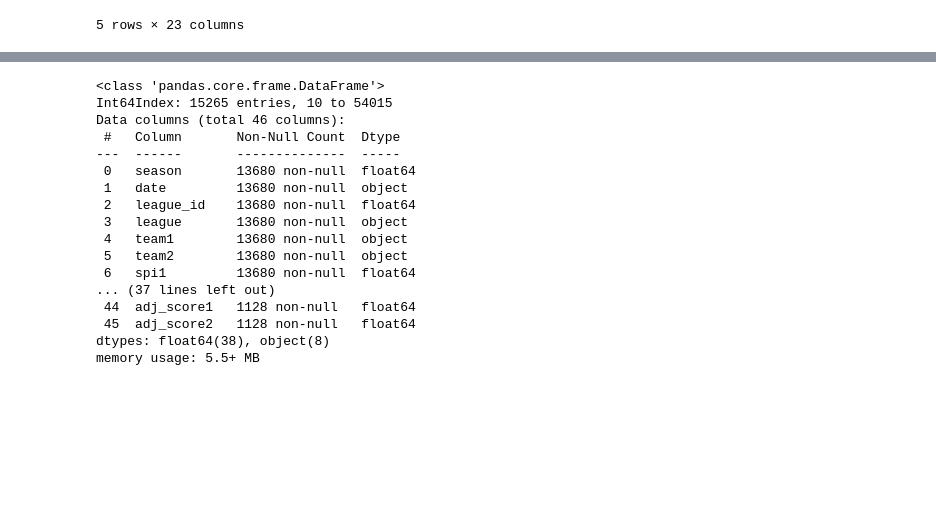
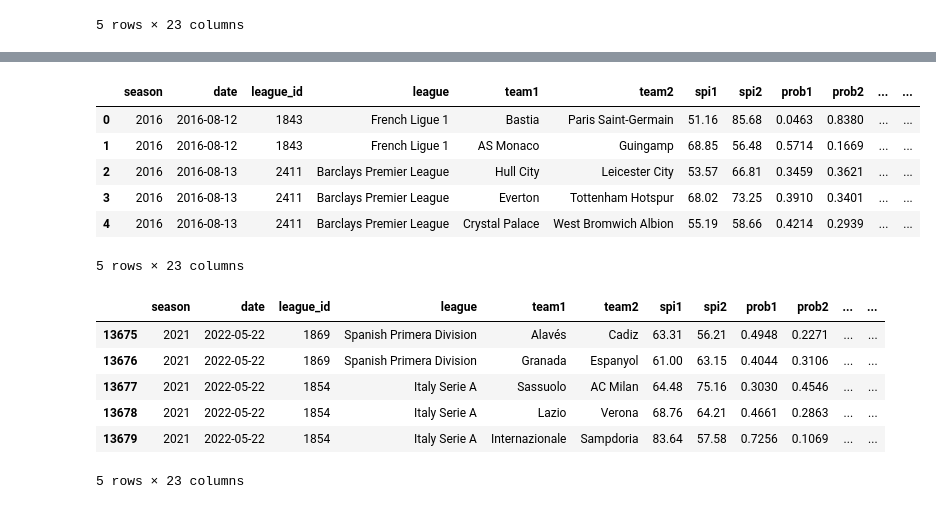
Before and after one commit to Teetee-lab/SoccerMatchBetting, a Jupyter notebook: Notebooks/DataCleaning.ipynb, the cells around one changed output, grey strips where cells are left out. Cells and saved outputs as stored; diff of their text form; code cells hidden in the pictures; blank space fills up the shorter version.

```diff
--- a/Notebooks/DataCleaning.ipynb
+++ b/Notebooks/DataCleaning.ipynb
@@ -412,20 +424,23 @@ matches_df.tail()
-# %%
-matches_df.info()
-# %% [output]
-<class 'pandas.core.frame.DataFrame'>
-Int64Index: 15265 entries, 10 to 54015
-Data columns (total 46 columns):
- #   Column       Non-Null Count  Dtype
----  ------       --------------  -----
- 0   season       13680 non-null  float64
- 1   date         13680 non-null  object
- 2   league_id    13680 non-null  float64
- 3   league       13680 non-null  object
- 4   team1        13680 non-null  object
- 5   team2        13680 non-null  object
- 6   spi1         13680 non-null  float64
-... (37 lines left out)
- 44  adj_score1   1128 non-null   float64
- 45  adj_score2   1128 non-null   float64
-dtypes: float64(38), object(8)
-memory usage: 5.5+ MB
+# %%
+#merge the spi matches to the latest matches
+matches_df = pd.merge(spi_matches_df,spi_matches_latest_df, how='outer')
+matches_df.head()
+# %% [output]
+|  | season | date | league_id | league | team1 | team2 | spi1 | spi2 | prob1 | prob2 | ... | ... |
+| 0 | 2016 | 2016-08-12 | 1843 | French Ligue 1 | Bastia | Paris Saint-Germain | 51.16 | 85.68 | 0.0463 | 0.8380 | ... | ... |
+| 1 | 2016 | 2016-08-12 | 1843 | French Ligue 1 | AS Monaco | Guingamp | 68.85 | 56.48 | 0.5714 | 0.1669 | ... | ... |
+| 2 | 2016 | 2016-08-13 | 2411 | Barclays Premier League | Hull City | Leicester City | 53.57 | 66.81 | 0.3459 | 0.3621 | ... | ... |
+| 3 | 2016 | 2016-08-13 | 2411 | Barclays Premier League | Everton | Tottenham Hotspur | 68.02 | 73.25 | 0.3910 | 0.3401 | ... | ... |
+| 4 | 2016 | 2016-08-13 | 2411 | Barclays Premier League | Crystal Palace | West Bromwich Albion | 55.19 | 58.66 | 0.4214 | 0.2939 | ... | ... |
+5 rows × 23 columns
+# %%
+#check the last five rows
+matches_df.tail()
+# %% [output]
+|  | season | date | league_id | league | team1 | team2 | spi1 | spi2 | prob1 | prob2 | ... | ... |
+| 13675 | 2021 | 2022-05-22 | 1869 | Spanish Primera Division | Alavés | Cadiz | 63.31 | 56.21 | 0.4948 | 0.2271 | ... | ... |
+| 13676 | 2021 | 2022-05-22 | 1869 | Spanish Primera Division | Granada | Espanyol | 61.00 | 63.15 | 0.4044 | 0.3106 | ... | ... |
+| 13677 | 2021 | 2022-05-22 | 1854 | Italy Serie A | Sassuolo | AC Milan | 64.48 | 75.16 | 0.3030 | 0.4546 | ... | ... |
+| 13678 | 2021 | 2022-05-22 | 1854 | Italy Serie A | Lazio | Verona | 68.76 | 64.21 | 0.4661 | 0.2863 | ... | ... |
+| 13679 | 2021 | 2022-05-22 | 1854 | Italy Serie A | Internazionale | Sampdoria | 83.64 | 57.58 | 0.7256 | 0.1069 | ... | ... |
+5 rows × 23 columns
```
Also changed, not shown: parts of 45 cells of this notebook.
